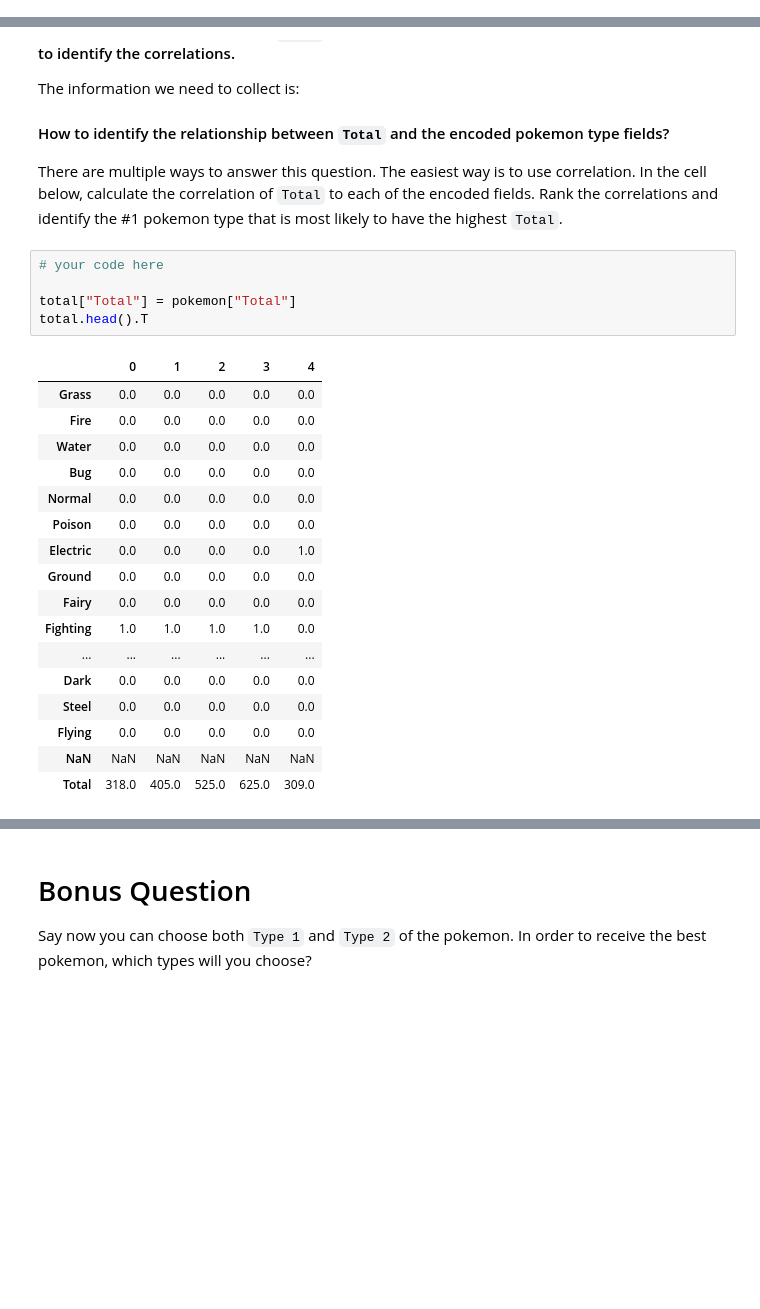
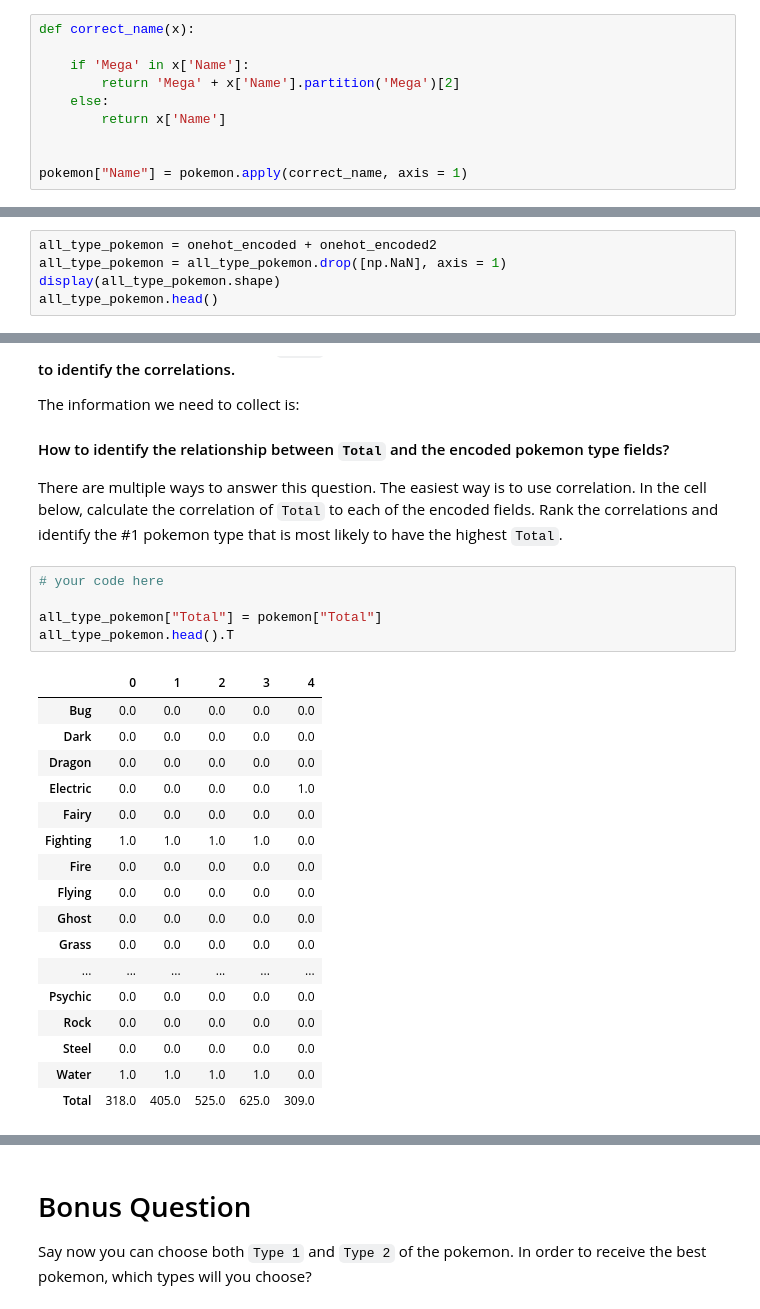
Before and after one commit to vrushali92/lab-dataframe-calculations, a Jupyter notebook: your-code/challenge-2.ipynb, the cells around one changed output, grey strips where cells are left out. Saved outputs shown, nothing was run; the diff lists cells and outputs as text; blank space fills up the shorter version.

Commit message:
Completed pokemon challeneg 2

```diff
--- a/your-code/challenge-2.ipynb
+++ b/your-code/challenge-2.ipynb
@@ -88,3 +89,13 @@ For instance, if a pokemon has `Type 1` as `Poison` and `Type 2` as `Fire`, then
 The new numerical variables you create should look like below:
 
 ![One Hot Encoding](../images/one-hot-encoding.png)
+# %%
+def correct_name(x):
+
+    if 'Mega' in x['Name']:
+        return 'Mega' + x['Name'].partition('Mega')[2]
+    else:
+        return x['Name']
+
+
+pokemon["Name"] = pokemon.apply(correct_name, axis = 1)
@@ -132,0 +136,5 @@ total.head()
+# %%
+all_type_pokemon = onehot_encoded + onehot_encoded2
+all_type_pokemon = all_type_pokemon.drop([np.NaN], axis = 1)
+display(all_type_pokemon.shape)
+all_type_pokemon.head()
@@ -145,23 +161,23 @@ There are multiple ways to answer this question. The easiest way is to use corre
 # %%
 # your code here
 
-total["Total"] = pokemon["Total"]
-total.head().T
+all_type_pokemon["Total"] = pokemon["Total"]
+all_type_pokemon.head().T
 # %% [output]
 |  | 0 | 1 | 2 | 3 | 4 |
-| Grass | 0.0 | 0.0 | 0.0 | 0.0 | 0.0 |
-| Fire | 0.0 | 0.0 | 0.0 | 0.0 | 0.0 |
-| Water | 0.0 | 0.0 | 0.0 | 0.0 | 0.0 |
 | Bug | 0.0 | 0.0 | 0.0 | 0.0 | 0.0 |
-| Normal | 0.0 | 0.0 | 0.0 | 0.0 | 0.0 |
-| Poison | 0.0 | 0.0 | 0.0 | 0.0 | 0.0 |
+| Dark | 0.0 | 0.0 | 0.0 | 0.0 | 0.0 |
+| Dragon | 0.0 | 0.0 | 0.0 | 0.0 | 0.0 |
 | Electric | 0.0 | 0.0 | 0.0 | 0.0 | 1.0 |
-| Ground | 0.0 | 0.0 | 0.0 | 0.0 | 0.0 |
 | Fairy | 0.0 | 0.0 | 0.0 | 0.0 | 0.0 |
 | Fighting | 1.0 | 1.0 | 1.0 | 1.0 | 0.0 |
+| Fire | 0.0 | 0.0 | 0.0 | 0.0 | 0.0 |
+| Flying | 0.0 | 0.0 | 0.0 | 0.0 | 0.0 |
+| Ghost | 0.0 | 0.0 | 0.0 | 0.0 | 0.0 |
+| Grass | 0.0 | 0.0 | 0.0 | 0.0 | 0.0 |
 | ... | ... | ... | ... | ... | ... |
-| Dark | 0.0 | 0.0 | 0.0 | 0.0 | 0.0 |
+| Psychic | 0.0 | 0.0 | 0.0 | 0.0 | 0.0 |
+| Rock | 0.0 | 0.0 | 0.0 | 0.0 | 0.0 |
 | Steel | 0.0 | 0.0 | 0.0 | 0.0 | 0.0 |
-| Flying | 0.0 | 0.0 | 0.0 | 0.0 | 0.0 |
-| NaN | NaN | NaN | NaN | NaN | NaN |
+| Water | 1.0 | 1.0 | 1.0 | 1.0 | 0.0 |
 | Total | 318.0 | 405.0 | 525.0 | 625.0 | 309.0 |
```
Also changed, not shown: parts of 12 cells of this notebook.
